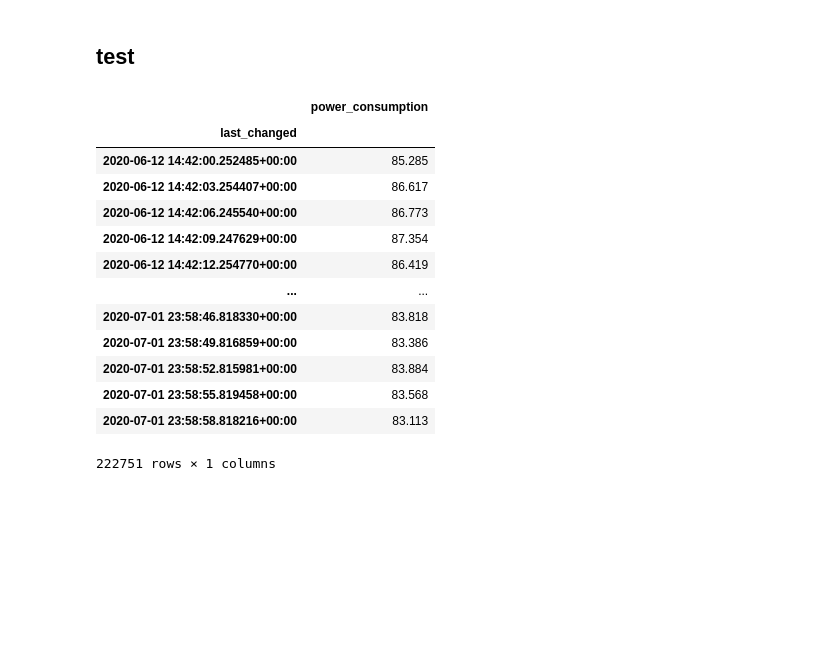
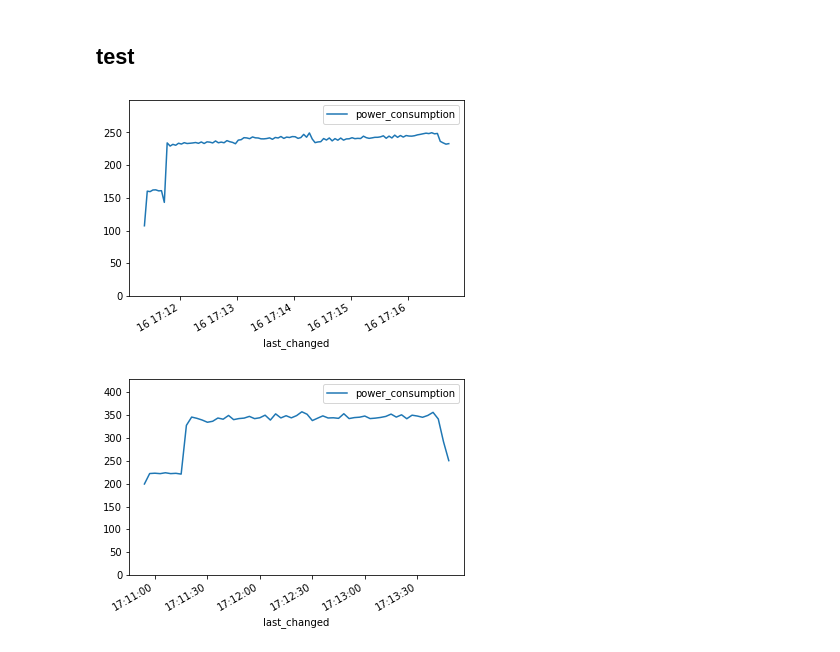
Before and after one commit to MScDissertation/NLP, a Jupyter notebook: power_monitor_analysis/power consumption.ipynb, the cells around one changed output. Saved outputs shown, nothing was run; the diff lists cells and outputs as text; code cells hidden in the pictures; blank space fills up the shorter version.

```diff
--- a/power_monitor_analysis/power consumption.ipynb
+++ b/power_monitor_analysis/power consumption.ipynb
@@ -136,21 +136,12 @@ df['last_changed'] = pd.to_datetime(df['last_changed'], errors='coerce')
 df.dropna(subset=['last_changed'], inplace=True)
 df.set_index('last_changed', inplace=True)
 # %%
-#subset_df = plot_power('2020-07-10','2020-07-10','14:42','16:10')
-subset_df4 = df.loc['2020-06-10':'2020-07-10'].between_time('14:42','23:59')[['power_consumption']]
-subset_df4
+subset_df = plot_power('2020-07-16','2020-07-16','17:11:22','17:16:45')
+#subset_df4 = df.loc['2020-07-16':'2020-07-16'].between_time('17:11:22','17:16:45')[['power_consumption']]
+#subset_df4
 # %% [output]
-|  | power_consumption |
-| last_changed |  |
-| 2020-06-12 14:42:00.252485+00:00 | 85.285 |
-| 2020-06-12 14:42:03.254407+00:00 | 86.617 |
-| 2020-06-12 14:42:06.245540+00:00 | 86.773 |
-| 2020-06-12 14:42:09.247629+00:00 | 87.354 |
-| 2020-06-12 14:42:12.254770+00:00 | 86.419 |
-| ... | ... |
-| 2020-07-01 23:58:46.818330+00:00 | 83.818 |
-| 2020-07-01 23:58:49.816859+00:00 | 83.386 |
-| 2020-07-01 23:58:52.815981+00:00 | 83.884 |
-| 2020-07-01 23:58:55.819458+00:00 | 83.568 |
-| 2020-07-01 23:58:58.818216+00:00 | 83.113 |
-222751 rows × 1 columns
+[figure, added]
+# %%
+subset_df = plot_power('2020-07-15','2020-07-15','17:10:54','17:13:51')
+# %% [output]
+[figure, added]
```
Also changed, not shown: parts of 1 cell of this notebook, 1 other file.
